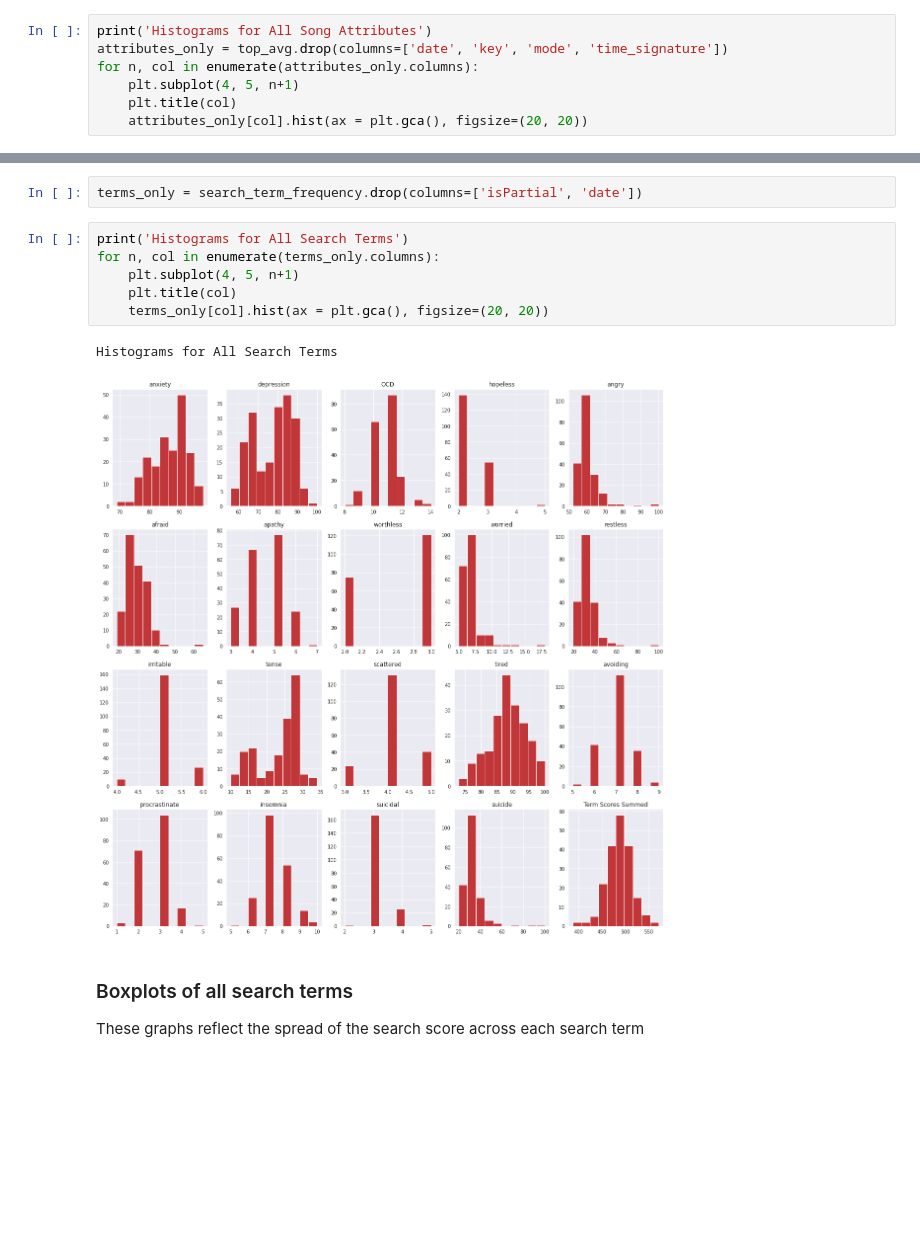
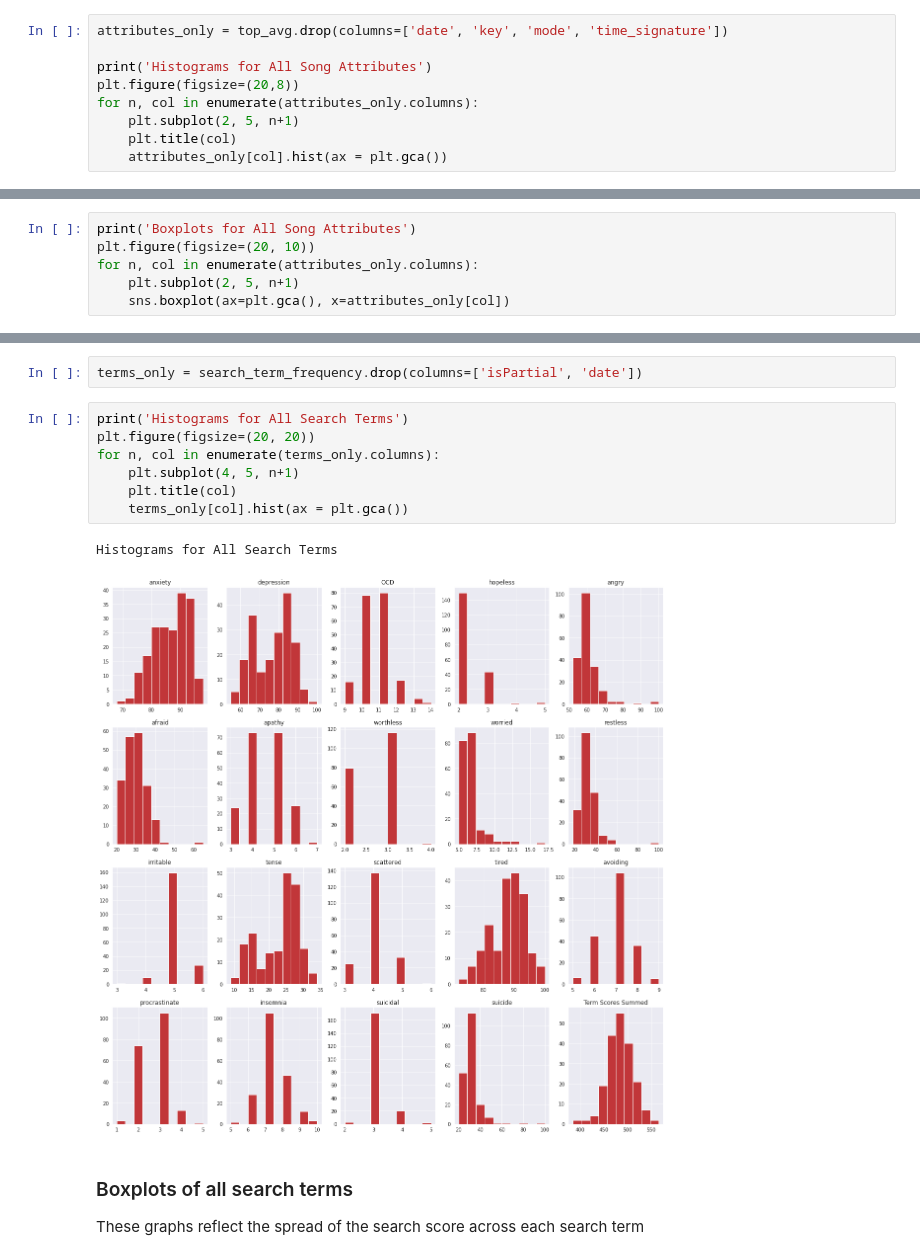
Before and after one commit to kenneym/spotify-mental-health, a Jupyter notebook: exploratory-data-analysis.ipynb, the cells around one changed output, grey strips where cells are left out. Drawn from its saved outputs; the diff is of its cells as text; blank space fills up the shorter version.

```diff
--- a/exploratory-data-analysis.ipynb
+++ b/exploratory-data-analysis.ipynb
@@ -333,11 +333,13 @@ plt.legend(title="",loc=4)
 # %% [markdown]
 ## Histograms Representing the Frequencies of Each Audio Feature
 # %%
+attributes_only = top_avg.drop(columns=['date', 'key', 'mode', 'time_signature'])
+
 print('Histograms for All Song Attributes')
-attributes_only = top_avg.drop(columns=['date', 'key', 'mode', 'time_signature'])
+plt.figure(figsize=(20,8))
 for n, col in enumerate(attributes_only.columns):
-    plt.subplot(4, 5, n+1)
+    plt.subplot(2, 5, n+1)
     plt.title(col)
-    attributes_only[col].hist(ax = plt.gca(), figsize=(20, 20))
+    attributes_only[col].hist(ax = plt.gca())
 # %% [output]
 Histograms for All Song Attributes
@@ -373,0 +360,6 @@ for feature in attributes_only.columns:
+# %%
+print('Boxplots for All Song Attributes')
+plt.figure(figsize=(20, 10))
+for n, col in enumerate(attributes_only.columns):
+    plt.subplot(2, 5, n+1)
+    sns.boxplot(ax=plt.gca(), x=attributes_only[col])
@@ -449,13 +444,14 @@ search_term_frequency['Term Scores Summed'] = term_scores_summed
 terms_only = search_term_frequency.drop(columns=['isPartial', 'date'])
 # %%
 print('Histograms for All Search Terms')
+plt.figure(figsize=(20, 20))
 for n, col in enumerate(terms_only.columns):
     plt.subplot(4, 5, n+1)
     plt.title(col)
-    terms_only[col].hist(ax = plt.gca(), figsize=(20, 20))
+    terms_only[col].hist(ax = plt.gca())
 # %% [output]
 Histograms for All Search Terms
-[figure, old version]
+[figure, new version]
 # %% [markdown]
 ### Boxplots of all search terms
 These graphs reflect the spread of the search score across each search term
```
Also changed, not shown: parts of 9 cells of this notebook.
